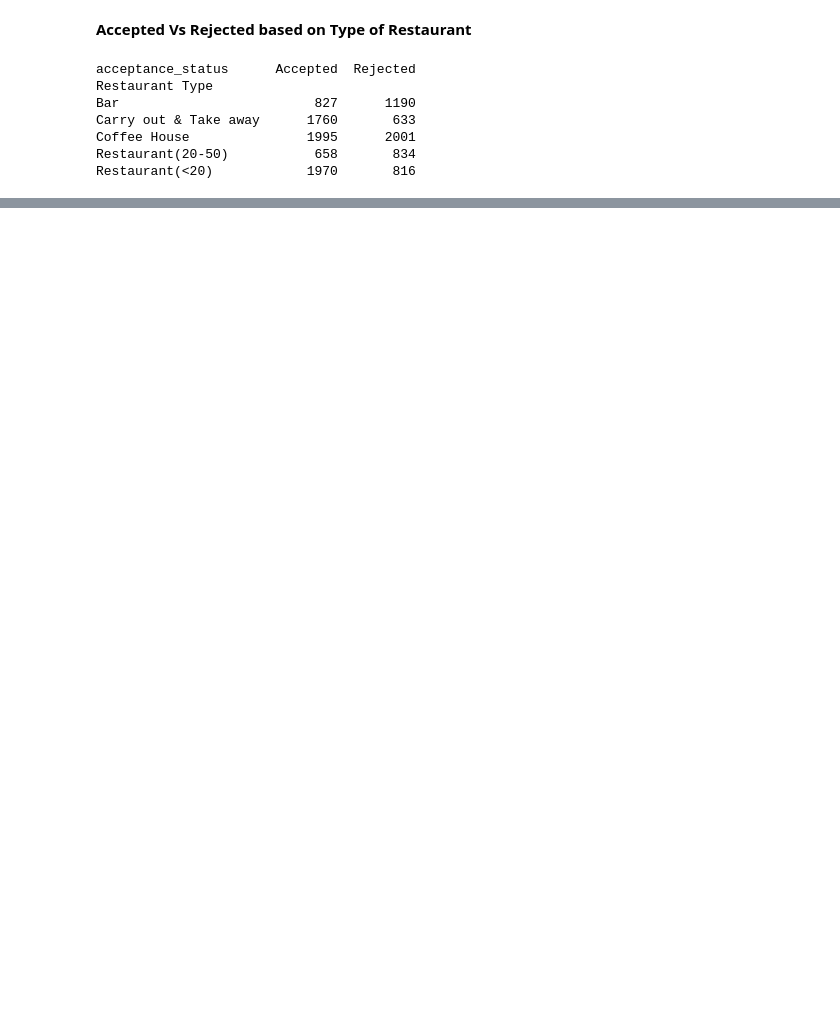
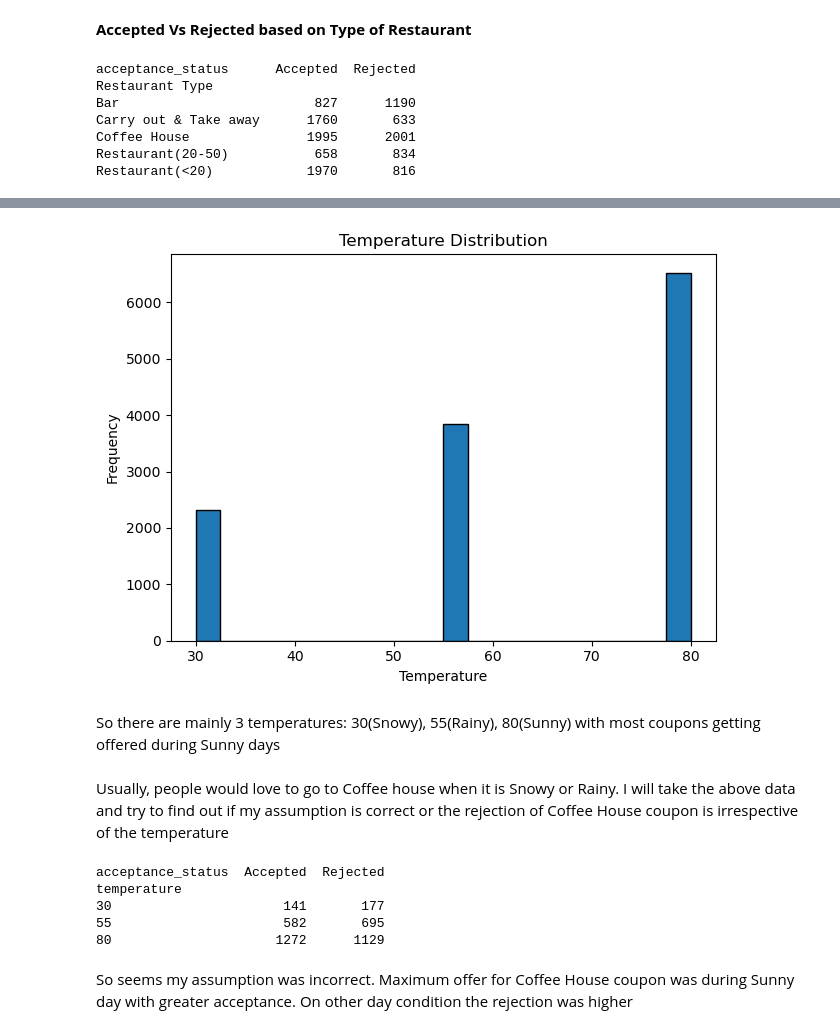
Before and after one commit to mitsuhasasxc/mlai-berkeley-pracapp-coupons, a Jupyter notebook: checkCouponAcceptance.ipynb, the cells around one changed output, grey strips where cells are left out. Drawn from its saved outputs; the diff is of its cells as text; code cells hidden in the pictures; blank space fills up the shorter version.

```diff
--- a/checkCouponAcceptance.ipynb
+++ b/checkCouponAcceptance.ipynb
@@ -270,0 +318,4 @@ plt.close()
+# %%
+#ds_additional_analysis = ds_basic_acceptance
+ds_additional_analysis = ds_basic_acceptance.merge(data[['temperature']], left_index=True, right_index=True, how='left')
+ds_additional_analysis.info()
@@ -270,0 +335,33 @@ plt.close()
+# %%
+plt.hist(ds_additional_analysis['temperature'], bins=20, edgecolor='black')
+
+plt.title("Temperature Distribution")
+plt.xlabel("Temperature")
+plt.ylabel("Frequency")
+plt.tight_layout()
+plt.savefig("plots/6a_temperature_hist.png")
+plt.show()
+plt.close()
+# %% [output]
+[figure, added]
+# %% [markdown]
+So there are mainly 3 temperatures: 30(Snowy), 55(Rainy), 80(Sunny) with most coupons getting offered during Sunny days
+# %% [markdown]
+Usually, people would love to go to Coffee house when it is Snowy or Rainy.
+I will take the above data and try to find out if my assumption is correct or the rejection of Coffee House coupon is irrespective of the temperature
+# %%
+ds_additional_analysis_filtered = ds_additional_analysis[ds_additional_analysis['Restaurant Type'] == "Coffee House"]
+ds_additional_analysis_filtered.sample(10)
+
+total_number_of_coffee_house_coupon_accepted_by_temperature = ds_additional_analysis_filtered.groupby('temperature')['acceptance_status'].value_counts().unstack(fill_value=0)
+
+print(total_number_of_coffee_house_coupon_accepted_by_temperature)
+# %% [output]
+acceptance_status  Accepted  Rejected
+temperature
+30                      141       177
+55                      582       695
+80                     1272      1129
+# %% [markdown]
+So seems my assumption was incorrect.
+Maximum offer for Coffee House coupon was during Sunny day with greater acceptance. On other day condition the rejection was higher
```
Also changed, not shown: parts of 18 cells of this notebook, 4 other files.
